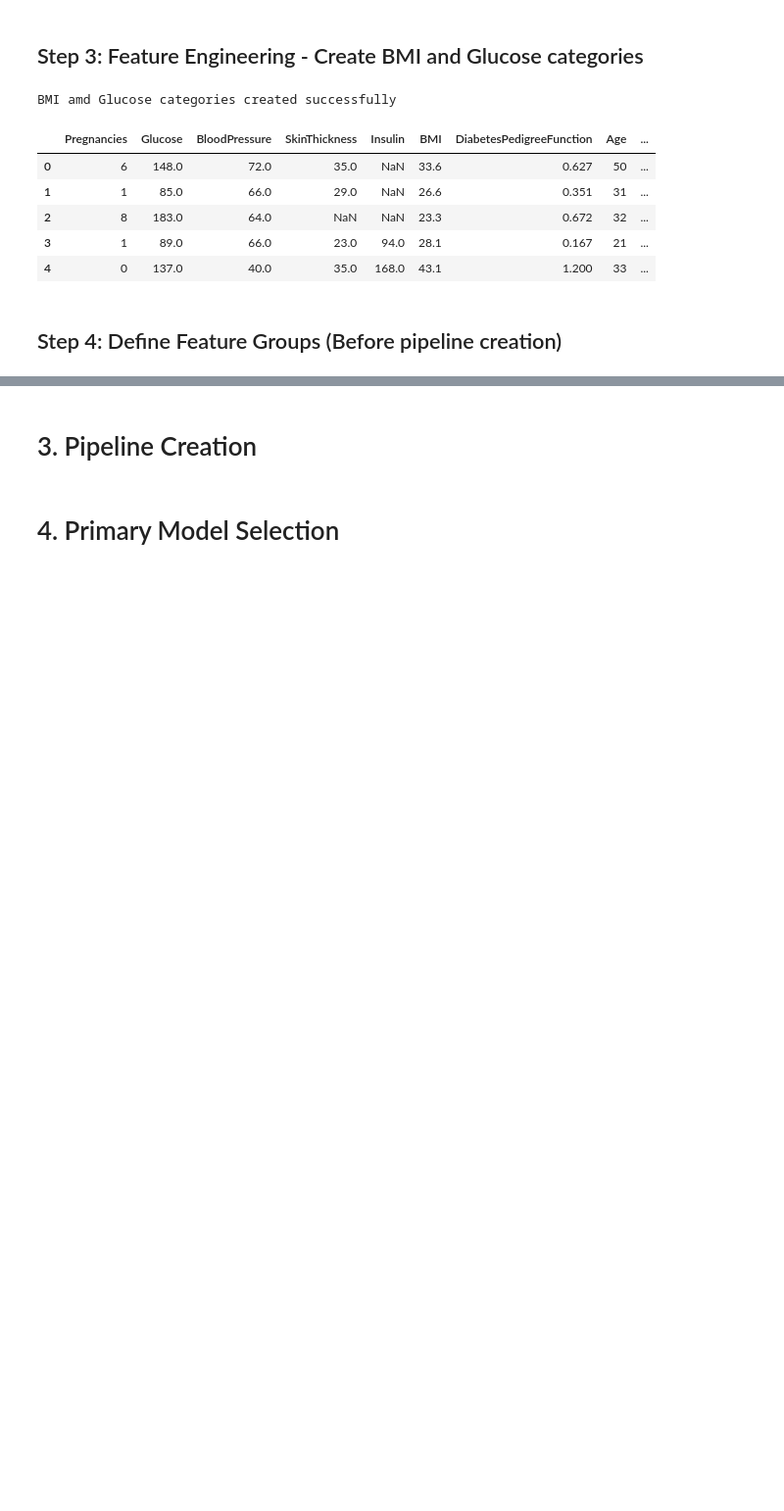
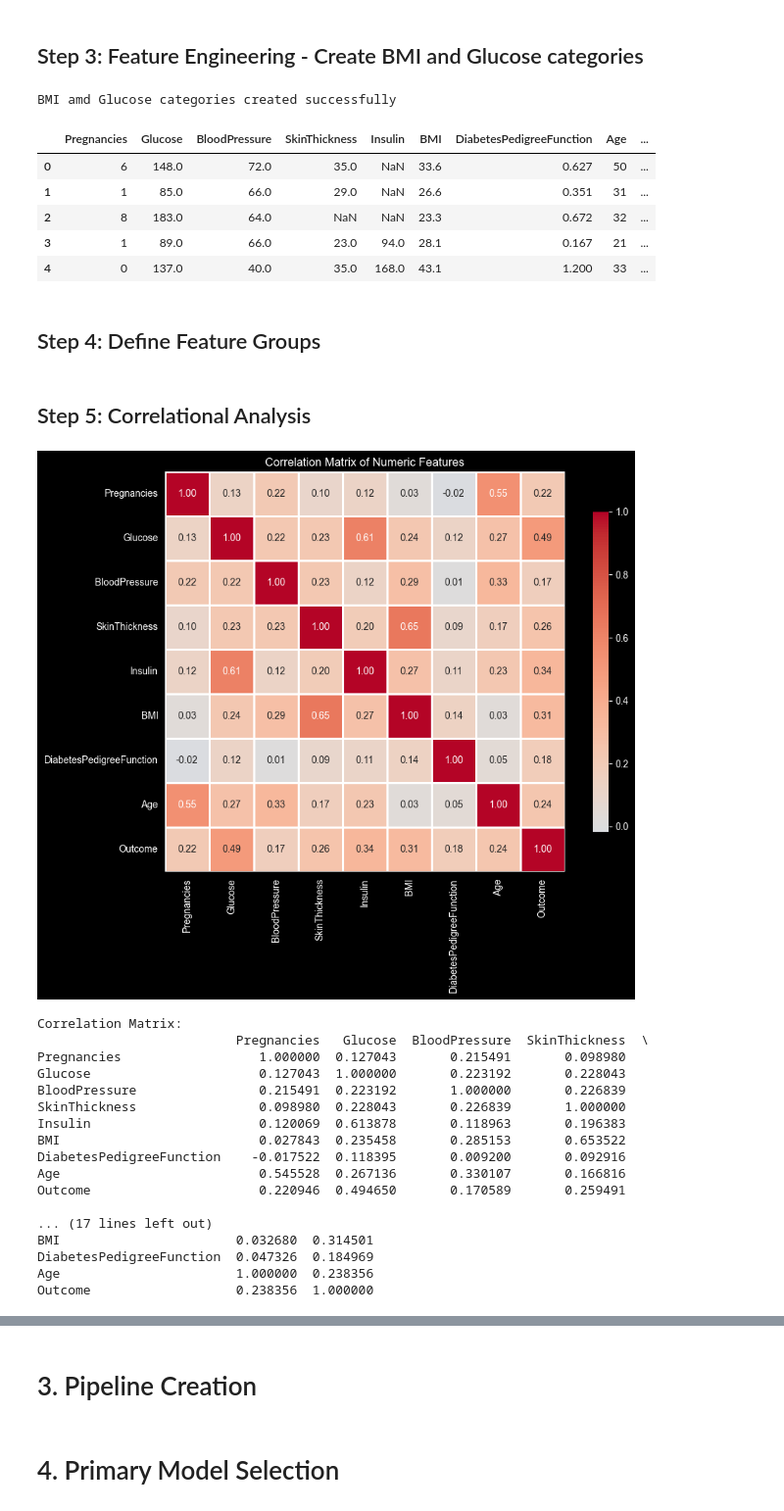
Before and after one commit to nuray-alam/diabetes-prediction-system, a Jupyter notebook: diabetes_prediction.ipynb, the cells around one changed output, grey strips where cells are left out. Shown at 98% size. Saved outputs shown, nothing was run; the diff lists cells and outputs as text; code cells hidden in the pictures; blank space fills up the shorter version.

```diff
--- a/diabetes_prediction.ipynb
+++ b/diabetes_prediction.ipynb
@@ -154,10 +149,46 @@ BMI amd Glucose categories created successfully
 | 3 | 1 | 89.0 | 66.0 | 23.0 | 94.0 | 28.1 | 0.167 | 21 | ... |
 | 4 | 0 | 137.0 | 40.0 | 35.0 | 168.0 | 43.1 | 1.200 | 33 | ... |
 # %% [markdown]
-## Step 4: Define Feature Groups (Before pipeline creation)
+## Step 4: Define Feature Groups
 # %%
 numeric_features = ['Pregnancies', 'Glucose', 'BloodPressure', 'SkinThickness',
                     'Insulin', 'BMI', 'DiabetesPedigreeFunction', 'Age']
 
 categorical_features = ['BMI_Category', 'Glucose_Category']
+# %% [markdown]
+## Step 5: Correlational Analysis
+# %%
+
+# Compute correlation matrix for numeric features
+correlation_matrix = df_processed[numeric_features + ['Outcome']].corr()
+
+# Plot heatmap
+plt.figure(figsize=(10, 8))
+sns.heatmap(correlation_matrix, annot=True, fmt='.2f', cmap='coolwarm',
+            center=0, square=True, linewidths=1, cbar_kws={"shrink": 0.8})
+plt.title('Correlation Matrix of Numeric Features')
+plt.tight_layout()
+plt.show()
+
+print("Correlation Matrix:")
+print(correlation_matrix)
+# %% [output]
+[figure, added]
+Correlation Matrix:
+                          Pregnancies   Glucose  BloodPressure  SkinThickness  \
+Pregnancies                  1.000000  0.127043       0.215491       0.098980
+Glucose                      0.127043  1.000000       0.223192       0.228043
+BloodPressure                0.215491  0.223192       1.000000       0.226839
+SkinThickness                0.098980  0.228043       0.226839       1.000000
+Insulin                      0.120069  0.613878       0.118963       0.196383
+BMI                          0.027843  0.235458       0.285153       0.653522
+DiabetesPedigreeFunction    -0.017522  0.118395       0.009200       0.092916
+Age                          0.545528  0.267136       0.330107       0.166816
+Outcome                      0.220946  0.494650       0.170589       0.259491
+
+... (17 lines left out)
+BMI                       0.032680  0.314501
+DiabetesPedigreeFunction  0.047326  0.184969
+Age                       1.000000  0.238356
+Outcome                   0.238356  1.000000
 # %% [markdown]
```
Also changed, not shown: parts of 26 cells of this notebook, 2 other files.
